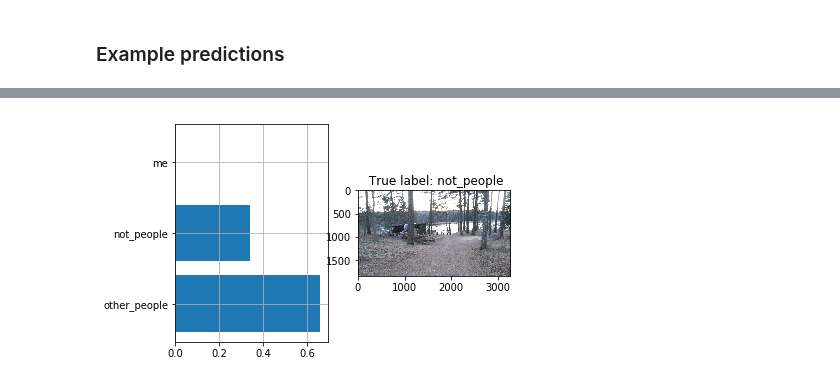
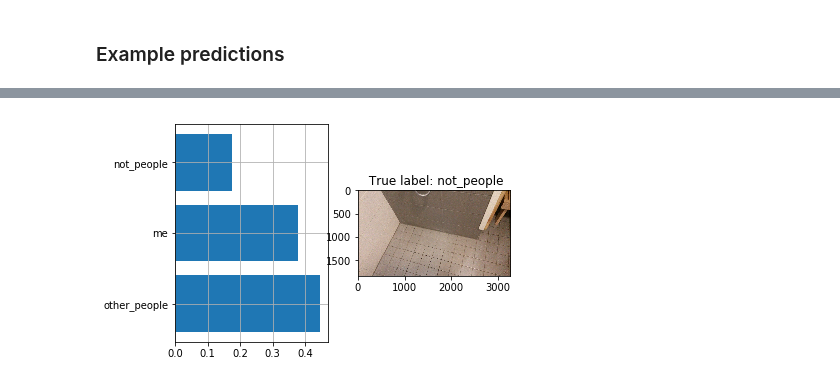
Before and after one commit to omyllymaki/image-classifier, a Jupyter notebook: model_evaluation.ipynb, the cells around one changed output, grey strips where cells are left out. Cells and saved outputs as stored; diff of their text form; code cells hidden in the pictures.

```diff
--- a/model_evaluation.ipynb
+++ b/model_evaluation.ipynb
@@ -90,16 +89,16 @@ visualize_prediction(image,
 # %%
-test_index = 27
+test_index = 20
 
 image = image_data.get_image(test_index, 'test')
 true_label = image_data.get_label(test_index, 'test')
 probabilities = p[test_index]
 i_sorted = np.argsort(probabilities)[::-1][:5]
 prob = probabilities[i_sorted]
 labels_predicted = image_data.convert_classes_to_labels(i_sorted)
 
 visualize_prediction(image,
                      true_label,
                      labels_predicted,
                      prob)
 # %% [output]
-[figure, old version]
+[figure, new version]
```
Also changed, not shown: parts of 6 cells of this notebook, 1 other file.
